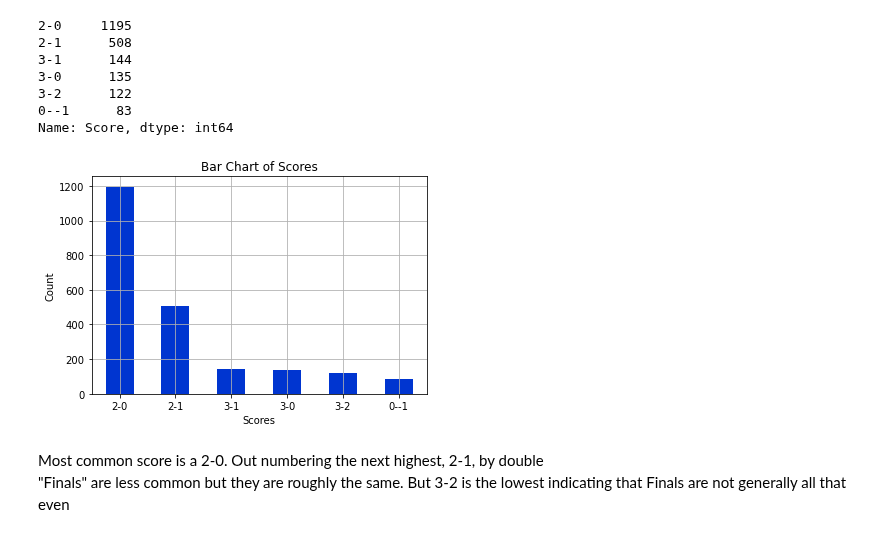
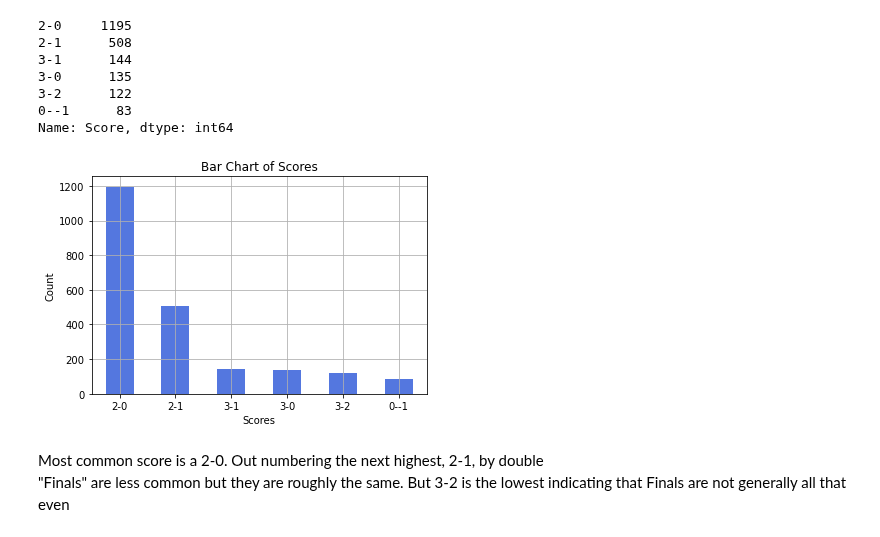
Before and after one commit to DarrenCCT/Tournament-Analysis, a Jupyter notebook: EUAC - Analysis.ipynb, the cells around one changed output. Saved outputs shown, nothing was run; the diff lists cells and outputs as text; code cells hidden in the pictures.

```diff
--- a/EUAC - Analysis.ipynb
+++ b/EUAC - Analysis.ipynb
@@ -417,14 +507,14 @@ values
 0--1      83
 Name: Score, dtype: int64
 # %%
-values.plot(kind="bar", color="#0035d0", grid=True)
+values.plot(kind="bar", color="#0035d0", grid=True, alpha=0.67)
 plt.xlabel("Scores")
 plt.ylabel("Count")
 plt.xticks(rotation="0")
 plt.title("Bar Chart of Scores")
 plt.show()
 # %% [output]
-[figure, old version]
+[figure, new version]
 # %% [markdown]
 Most common score is a 2-0. Out numbering the next highest, 2-1, by double <br>
 "Finals" are less common but they are roughly the same. But 3-2 is the lowest indicating that Finals are not generally all that even
```
Also changed, not shown: parts of 24 cells of this notebook.
